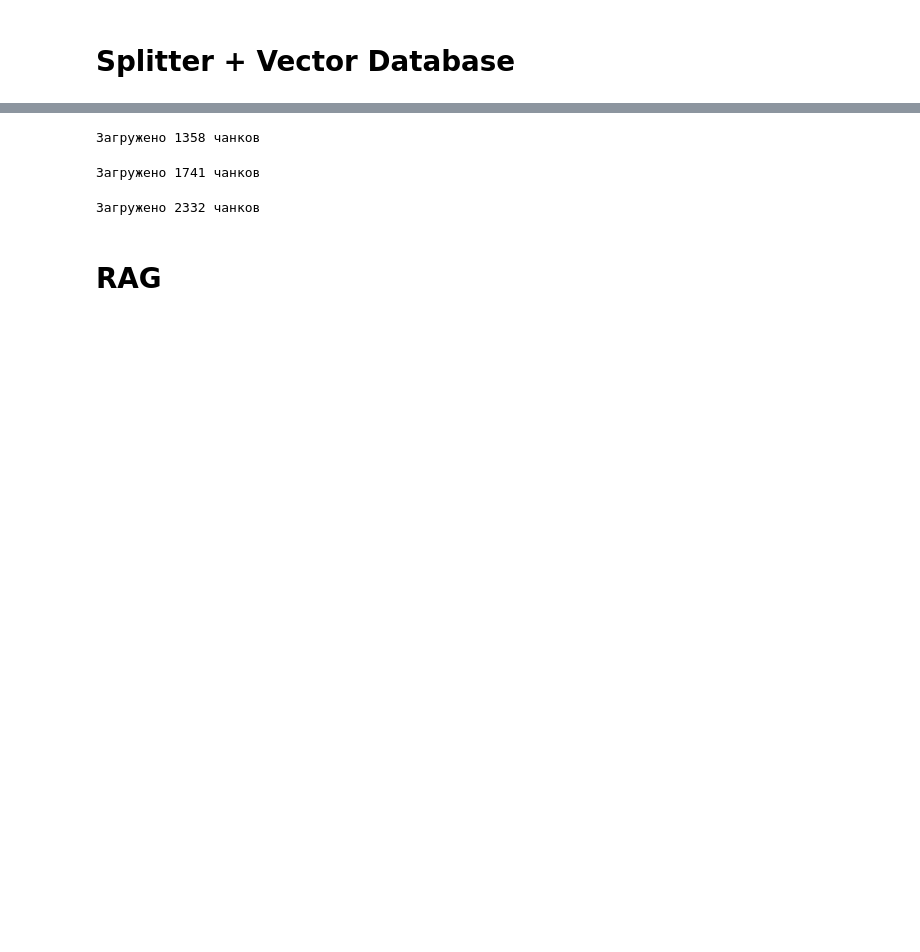
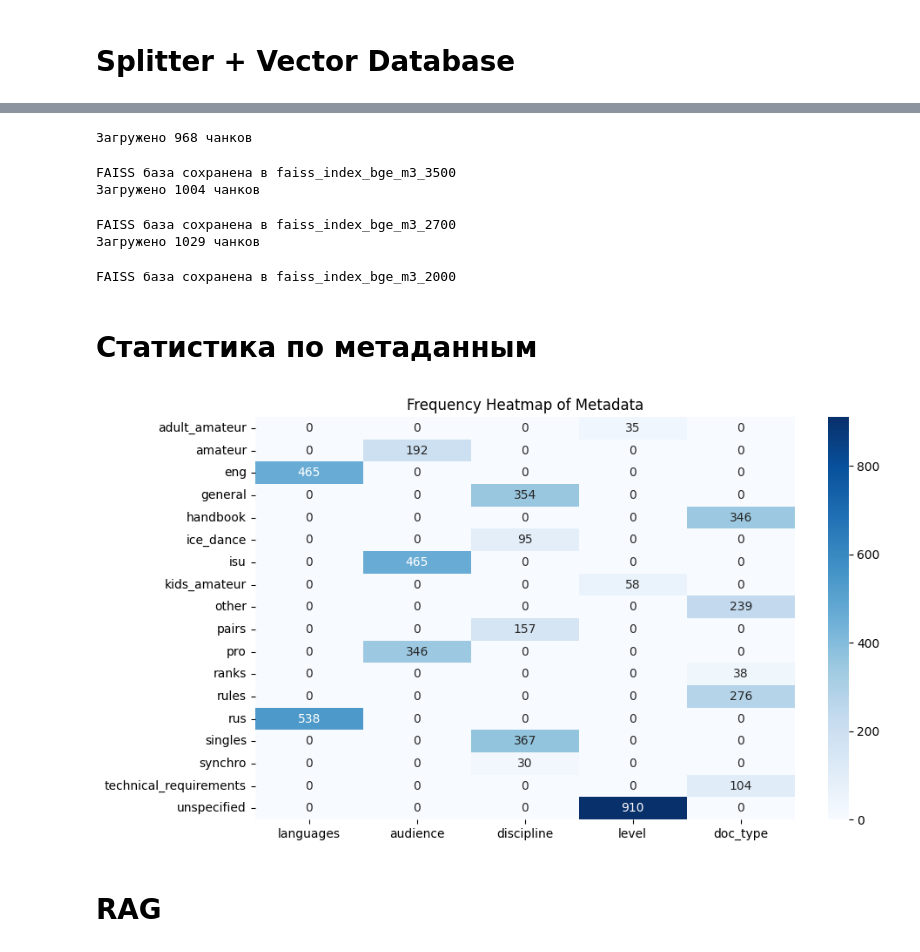
Before and after one commit to nastyakon14/RAG-AI-Sport-Support, a Jupyter notebook: RAG system.ipynb, the cells around one changed output, grey strips where cells are left out. Cells and saved outputs as stored; diff of their text form; code cells hidden in the pictures; blank space fills up the shorter version.

```diff
--- a/RAG system.ipynb
+++ b/RAG system.ipynb
@@ -78,6 +85,8 @@ all_docs = []
 error_pdf_files = []
 
 for pdf_file in tqdm(all_pdf, desc="Loading PDFs"):
+
+    # source_type = pdf_file.split('\\')[1]
     try:
         # загружаем пдф
         docs_pdf = pdfloader.load_pdf(pdf_file)
@@ -90,4 +99,9 @@ for pdf_file in tqdm(all_pdf, desc="Loading PDFs"):
         error_pdf_files.append(pdf_file)
 
 all_docs.extend(docs_web)
+
+# добавляем метаданные для веб страницы
+all_docs[-1].metadata['languages'] = ['eng']
+all_docs[-1].metadata['audience'] = 'isu'
+all_docs[-1].metadata['discipline'] = 'general'
 # %% [output]
@@ -120,7 +130,7 @@ def textSplitter(chunk_size, chunk_overlap):
     text_splitter = RecursiveCharacterTextSplitter(
             chunk_size=chunk_size,
             chunk_overlap=chunk_overlap,
-            separators=["\n\n\n", "\n\n", "\n", " ", ""]
+            separators=["\n\n\n", "\n\n"]
         )
 
     splits = text_splitter.split_documents(all_docs)
@@ -189,10 +203,56 @@ def save_loca_faiss(chunks_path,chunk_size):
 # %%
-save_loca_faiss('chunks_3500.pkl', chunk_size = 3500)
-save_loca_faiss('chunks_2700.pkl', chunk_size = 2700)
-save_loca_faiss('chunks_2000.pkl', chunk_size = 2000)
+for chunks_path, chunk_size in [
+    ('chunks_3500.pkl', 3500),
+    ('chunks_2700.pkl', 2700),
+    ('chunks_2000.pkl', 2000)
+]:
+    save_local_faiss(chunks_path, chunk_size)
+    if torch.cuda.is_available():
+        torch.cuda.empty_cache()
 # %% [output]
-Загружено 1358 чанков
+Загружено 968 чанков
-Загружено 1741 чанков
+FAISS база сохранена в faiss_index_bge_m3_3500
+Загружено 1004 чанков
-Загружено 2332 чанков
+FAISS база сохранена в faiss_index_bge_m3_2700
+Загружено 1029 чанков
+FAISS база сохранена в faiss_index_bge_m3_2000
+# %% [markdown]
+# Статистика по метаданным
+# %%
+with open('/content/chunks_2700.pkl', 'rb') as f:
+        splits = pickle.load(f)
+# %%
+metadata_dict = {
+    'languages': [],
+    'audience': [],
+    'discipline': [],
+    'level': [],
+    'doc_type': []
+}
+
+for chunk in tqdm(splits):
+  try:
+    metadata_dict['languages'].append(chunk.metadata['languages'])
+    metadata_dict['audience'].append(chunk.metadata['audience'])
+    metadata_dict['discipline'].append(chunk.metadata['discipline'])
+    metadata_dict['level'].append(chunk.metadata['level'])
+    metadata_dict['doc_type'].append(chunk.metadata['doc_type'])
+  except:
+    pass
+# %%
+metadata_df = pd.DataFrame(metadata_dict)
+metadata_df['languages'] = metadata_df['languages'].apply(lambda x: x[0])
+
+pivot_df = pd.DataFrame({
+    col: metadata_df[col].value_counts()
+    for col in metadata_df.columns
+}).fillna(0)
+
+plt.figure(figsize=(10, 6))
+sns.heatmap(pivot_df, annot=True, fmt="g", cmap="Blues")
+plt.title("Frequency Heatmap of Metadata")
+plt.show()
+# %% [output]
+[figure, added]
 # %% [markdown]
 # RAG
```
Also changed, not shown: parts of 17 cells of this notebook, 55 other files.
